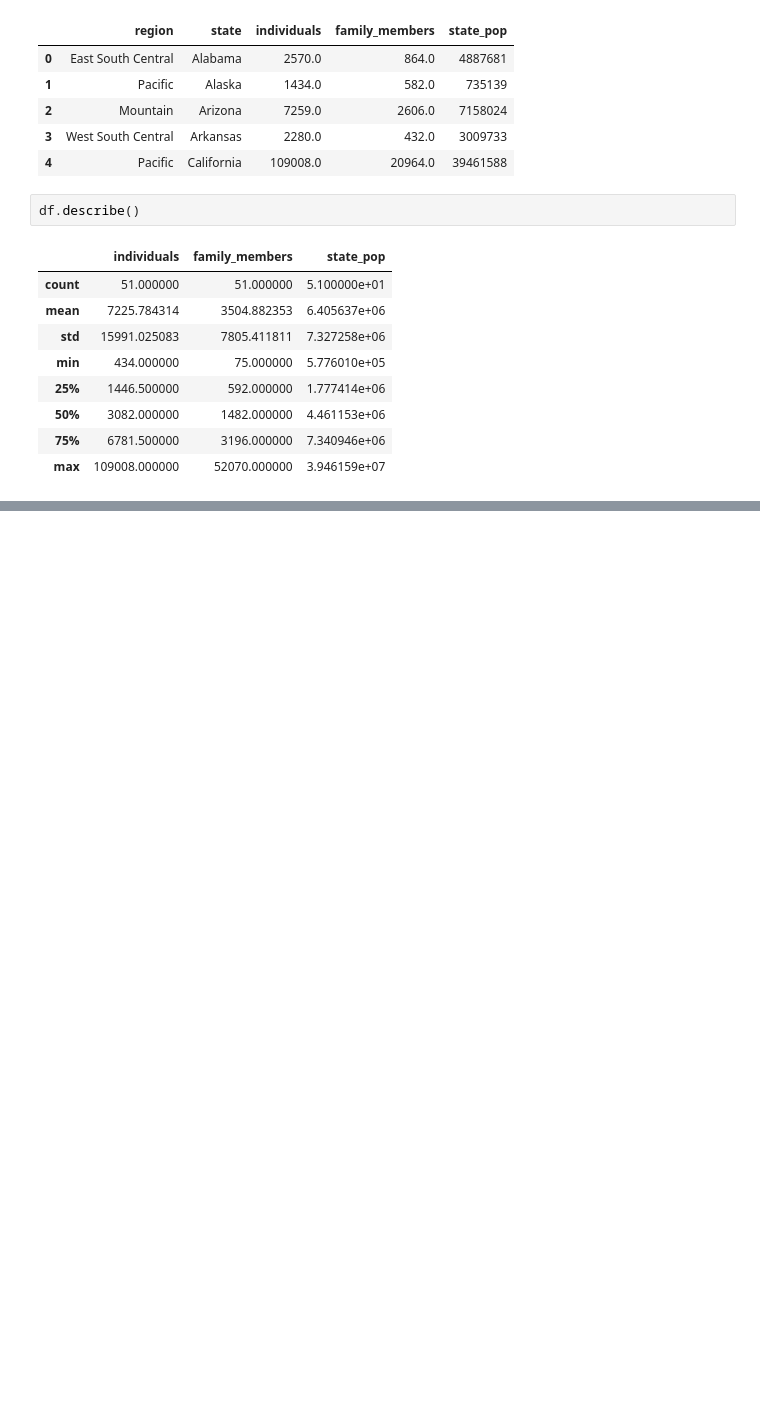
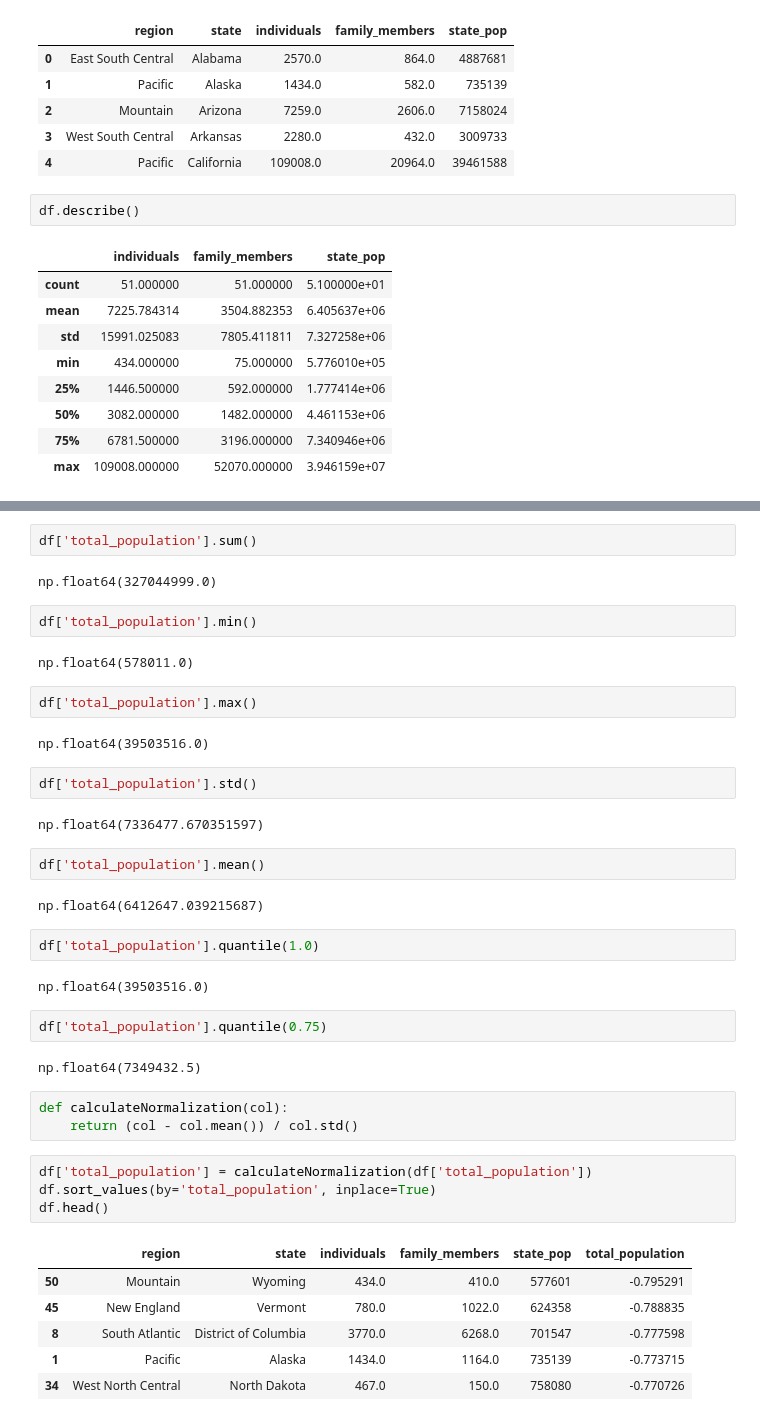
Before and after one commit to ShajibEwuCse19/Bongo-Dev-DS-AI-ML-Course-Practice-Repo, a Jupyter notebook: my-practice/pandas_practice.ipynb, the cells around one changed output, grey strips where cells are left out. Saved outputs shown, nothing was run; the diff lists cells and outputs as text; blank space fills up the shorter version.

```diff
--- a/my-practice/pandas_practice.ipynb
+++ b/my-practice/pandas_practice.ipynb
@@ -97,0 +255,42 @@ df[['state']]
+# %%
+df['total_population'].sum()
+# %% [output]
+np.float64(327044999.0)
+# %%
+df['total_population'].min()
+# %% [output]
+np.float64(578011.0)
+# %%
+df['total_population'].max()
+# %% [output]
+np.float64(39503516.0)
+# %%
+df['total_population'].std()
+# %% [output]
+np.float64(7336477.670351597)
+# %%
+df['total_population'].mean()
+# %% [output]
+np.float64(6412647.039215687)
+# %%
+df['total_population'].quantile(1.0)
+# %% [output]
+np.float64(39503516.0)
+# %%
+df['total_population'].quantile(0.75)
+# %% [output]
+np.float64(7349432.5)
+# %%
+def calculateNormalization(col):
+    return (col - col.mean()) / col.std()
+# %%
+df['total_population'] = calculateNormalization(df['total_population'])
+df.sort_values(by='total_population', inplace=True)
+df.head()
+# %% [output]
+|  | region | state | individuals | family_members | state_pop | total_population |
+| 50 | Mountain | Wyoming | 434.0 | 410.0 | 577601 | -0.795291 |
+| 45 | New England | Vermont | 780.0 | 1022.0 | 624358 | -0.788835 |
+| 8 | South Atlantic | District of Columbia | 3770.0 | 6268.0 | 701547 | -0.777598 |
+| 1 | Pacific | Alaska | 1434.0 | 1164.0 | 735139 | -0.773715 |
+| 34 | West North Central | North Dakota | 467.0 | 150.0 | 758080 | -0.770726 |
```
Also changed, not shown: parts of 19 cells of this notebook.
